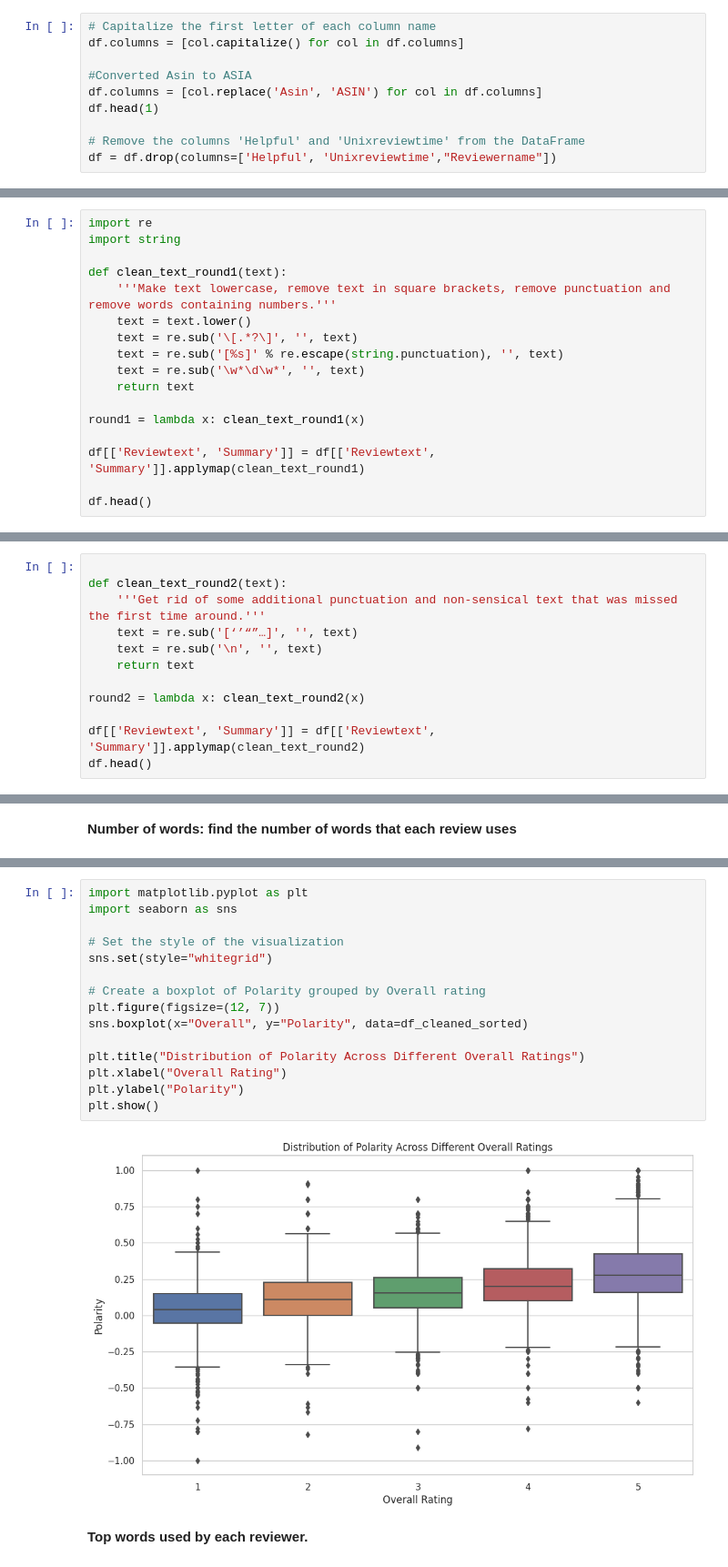
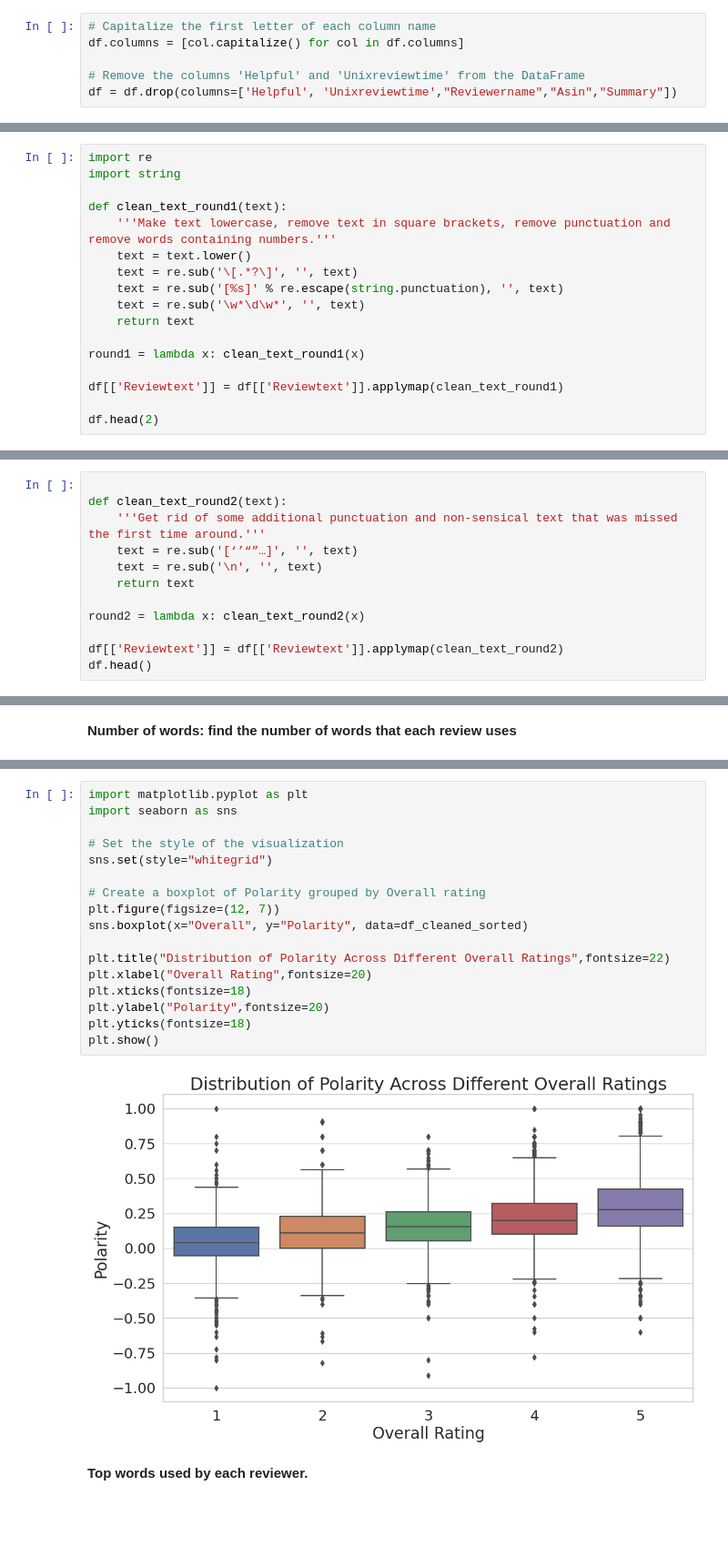
Before and after one commit to VUDataSci/data-presentation-KeqingLiuVU, a Jupyter notebook: midtern_text.ipynb, the cells around one changed output, grey strips where cells are left out. Shown: that part at 91% size. Cells and saved outputs as stored; diff of their text form; blank space fills up the shorter version.

```diff
--- a/midtern_text.ipynb
+++ b/midtern_text.ipynb
@@ -51,12 +51,8 @@ df = df.sample(n=10000, random_state=42)
 # Capitalize the first letter of each column name
 df.columns = [col.capitalize() for col in df.columns]
 
-#Converted Asin to ASIA
-df.columns = [col.replace('Asin', 'ASIN') for col in df.columns]
-df.head(1)
-
 # Remove the columns 'Helpful' and 'Unixreviewtime' from the DataFrame
-df = df.drop(columns=['Helpful', 'Unixreviewtime',"Reviewername"])
+df = df.drop(columns=['Helpful', 'Unixreviewtime',"Reviewername","Asin","Summary"])
 # %%
 df.info()
 # %% [output]
@@ -95,7 +89,7 @@ def clean_text_round1(text):
 
 round1 = lambda x: clean_text_round1(x)
 
-df[['Reviewtext', 'Summary']] = df[['Reviewtext', 'Summary']].applymap(clean_text_round1)
+df[['Reviewtext']] = df[['Reviewtext']].applymap(clean_text_round1)
 
-df.head()
+df.head(2)
 # %% [output]
@@ -117,6 +108,6 @@ def clean_text_round2(text):
 
 round2 = lambda x: clean_text_round2(x)
 
-df[['Reviewtext', 'Summary']] = df[['Reviewtext', 'Summary']].applymap(clean_text_round2)
+df[['Reviewtext']] = df[['Reviewtext']].applymap(clean_text_round2)
 df.head()
 # %% [output]
@@ -269,20 +269,22 @@ plt.show()
 # %%
 import matplotlib.pyplot as plt
 import seaborn as sns
 
 # Set the style of the visualization
 sns.set(style="whitegrid")
 
 # Create a boxplot of Polarity grouped by Overall rating
 plt.figure(figsize=(12, 7))
 sns.boxplot(x="Overall", y="Polarity", data=df_cleaned_sorted)
 
-plt.title("Distribution of Polarity Across Different Overall Ratings")
-plt.xlabel("Overall Rating")
-plt.ylabel("Polarity")
+plt.title("Distribution of Polarity Across Different Overall Ratings",fontsize=22)
+plt.xlabel("Overall Rating",fontsize=20)
+plt.xticks(fontsize=18)
+plt.ylabel("Polarity",fontsize=20)
+plt.yticks(fontsize=18)
 plt.show()
 # %% [output]
-[figure, old version]
+[figure, new version]
 # %% [markdown]
 **Top words used by each reviewer.**
 # %% [markdown]
```
Also changed, not shown: parts of 12 cells of this notebook.
